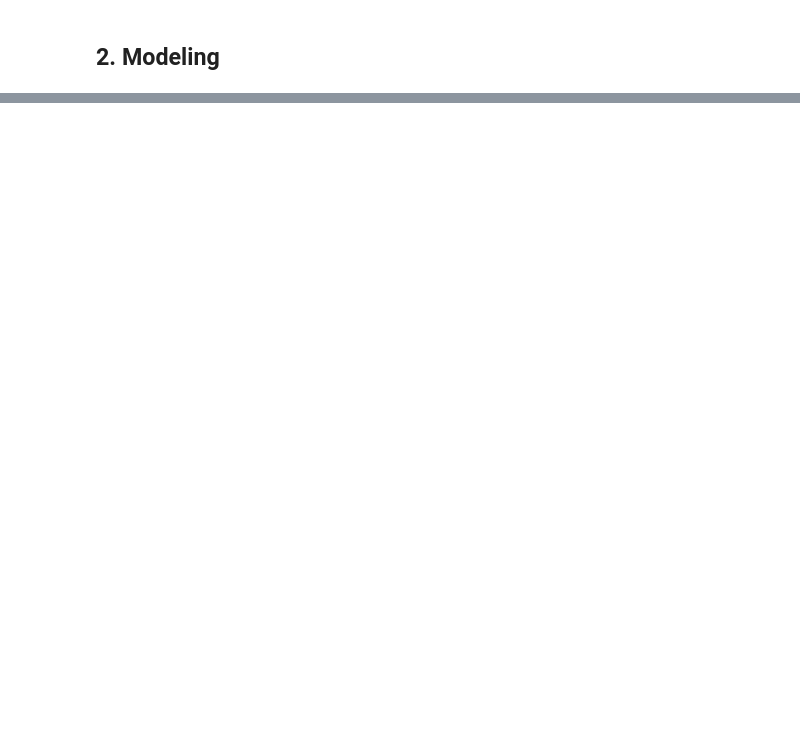
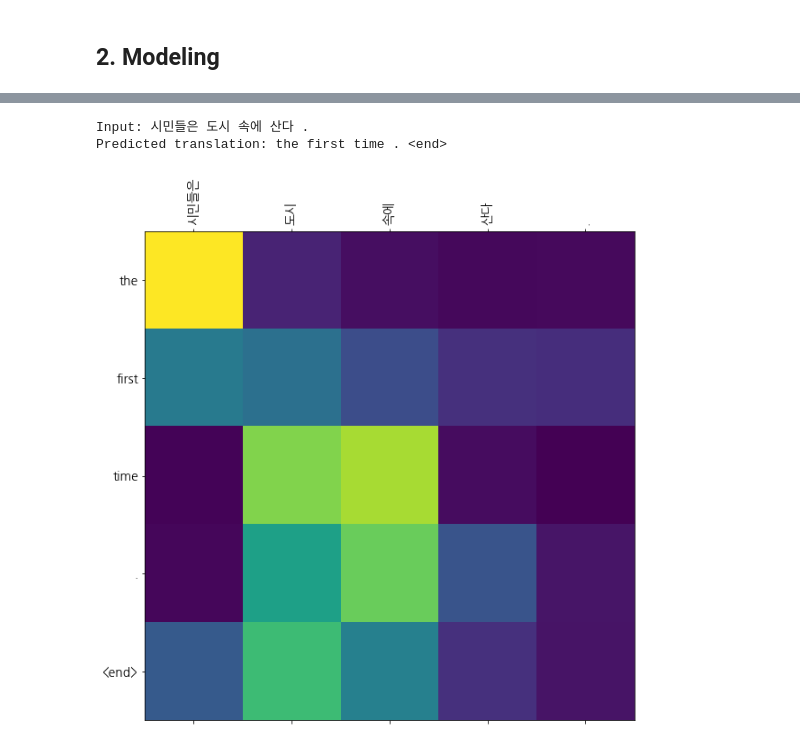
Before and after one commit to justin-on-it/AIFFEL_Explorations, a Jupyter notebook: [GD_04]_NLP_Seq2seq.ipynb, the cells around one changed output, grey strips where cells are left out. Cells and saved outputs as stored; diff of their text form; code cells hidden in the pictures; blank space fills up the shorter version.

```diff
--- a/[GD_04]_NLP_Seq2seq.ipynb
+++ b/[GD_04]_NLP_Seq2seq.ipynb
@@ -107,0 +693,7 @@ def fetch_data_path(dev_path=DEV_URL, test_path=TEST_URL, train_path=TRAIN_URL):
+# %%
+# 예문 2
+translate("시민들은 도시 속에 산다.", encoder, decoder)
+# %% [output]
+Input: 시민들은 도시 속에 산다 .
+Predicted translation: the first time . <end>
+[figure, added]
```
Also changed, not shown: parts of 34 cells of this notebook.
